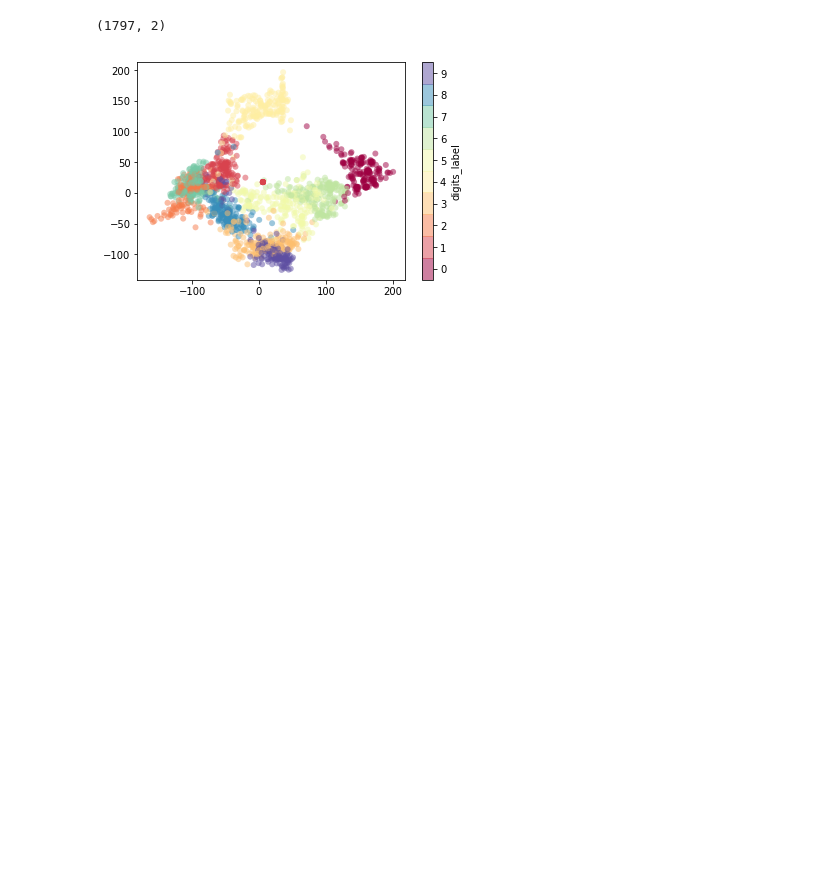
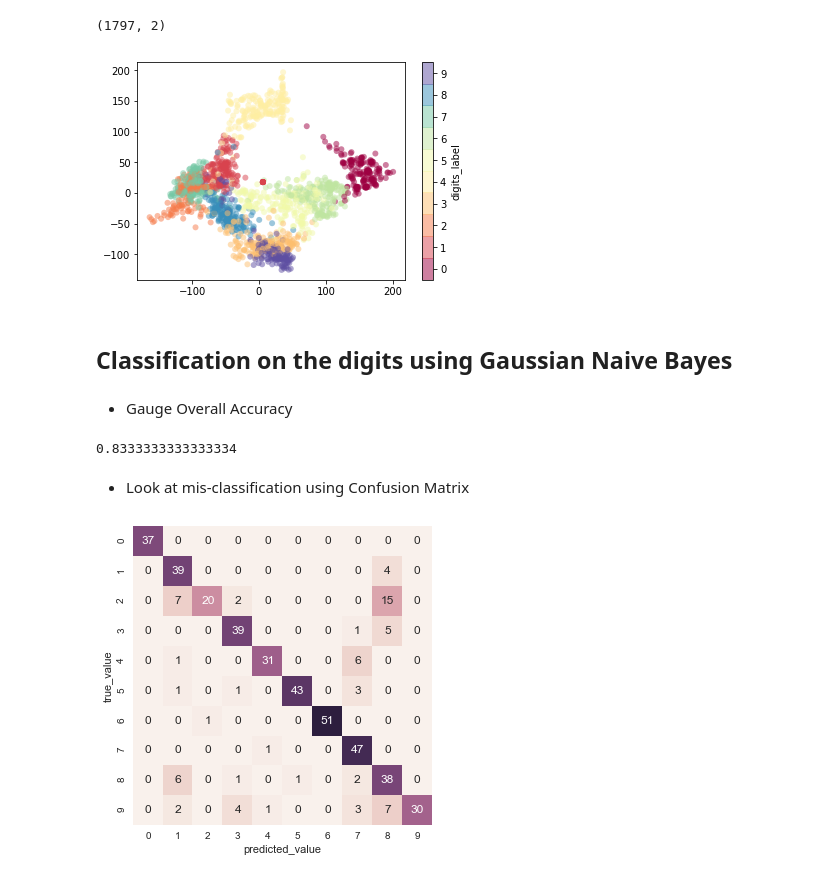
Before and after one commit to mvrieze/firepit, a Jupyter notebook: PythonDataScienceHandbook.ipynb, the cells around one changed output. Saved outputs shown, nothing was run; the diff lists cells and outputs as text; code cells hidden in the pictures; blank space fills up the shorter version.

Commit message:
Revisions / Adds on 2019-04-25
Revised basic how-to's.
Added new Notebook for validation of model results.

```diff
--- a/PythonDataScienceHandbook.ipynb
+++ b/PythonDataScienceHandbook.ipynb
@@ -196,3 +203,33 @@ plt.clim(-0.5,9.5)
 plt.show()
 # %% [output]
 [figure]
+# %% [markdown]
+## Classification on the digits using Gaussian Naive Bayes
+# %%
+from sklearn.cross_validation import train_test_split
+Xtrain, Xtest, ytrain, ytest = train_test_split(x, y, random_state=0)
+from sklearn.naive_bayes import GaussianNB
+model = GaussianNB()
+model.fit(Xtrain, ytrain)
+y_model = model.predict(Xtest)
+# %% [markdown]
+- Gauge Overall Accuracy
+# %%
+from sklearn.metrics import accuracy_score
+accuracy_score(ytest, y_model)
+# %% [output]
+0.8333333333333334
+# %% [markdown]
+- Look at mis-classification using Confusion Matrix
+# %%
+%matplotlib inline
+import seaborn as sns; sns.set()
+
+from sklearn.metrics import confusion_matrix
+mat = confusion_matrix(ytest, y_model)
+sns.heatmap(mat, square=True, annot=True, cbar=False)
+plt.xlabel('predicted_value')
+plt.ylabel('true_value')
+plt.show()
+# %% [output]
+[figure, added]
```
Also changed, not shown: parts of 3 cells of this notebook, 1 other file.
